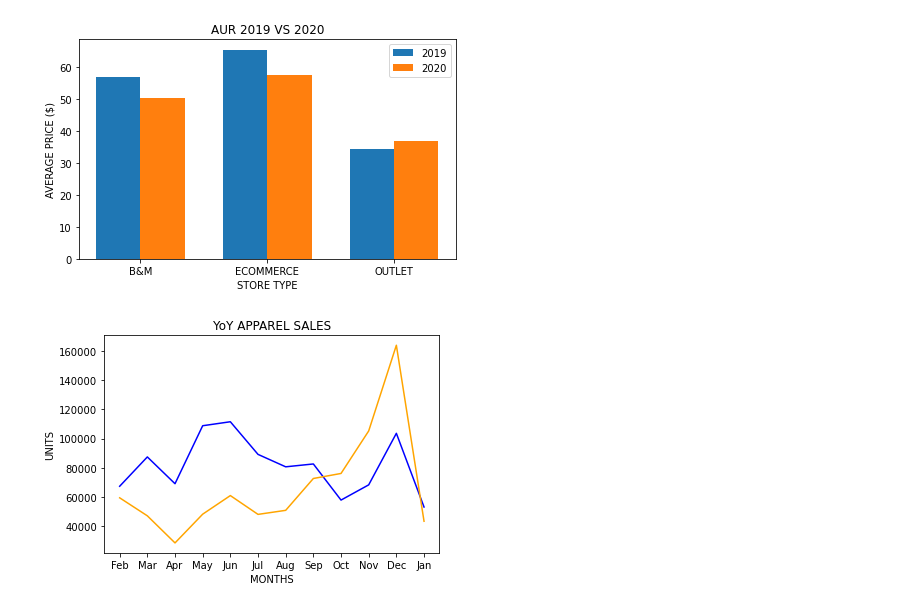
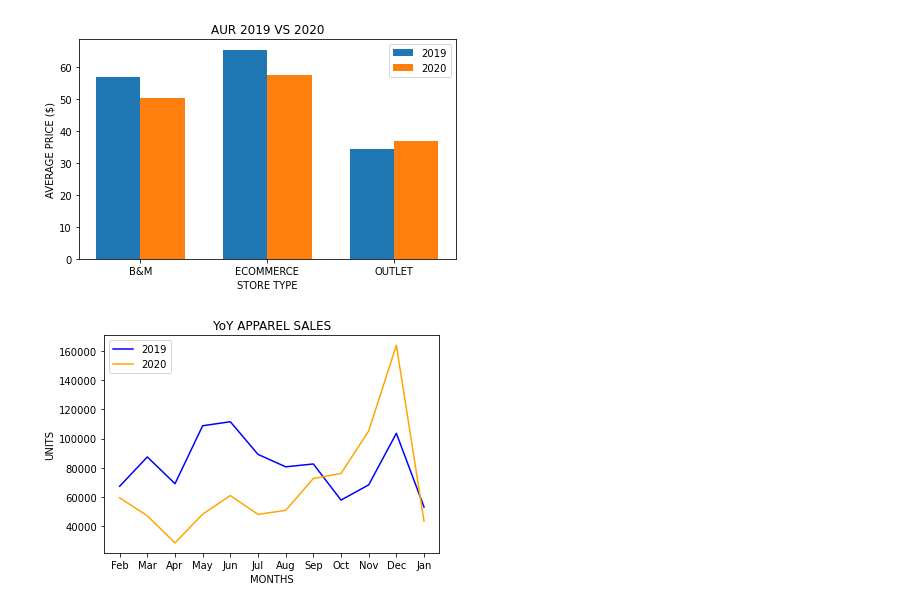
Before and after one commit to lstark85/Project1, a Jupyter notebook: starter_code.ipynb, the cells around one changed output. Drawn from its saved outputs; the diff is of its cells as text; code cells hidden in the pictures.

```diff
--- a/starter_code.ipynb
+++ b/starter_code.ipynb
@@ -50,18 +50,18 @@ plt.show()
 # %%
 nineteen_clothes['Units'] = nineteen_clothes['Units'].str.replace(',', '').astype(float)
 twenty_clothes['Units'] = twenty_clothes['Units'].str.replace(',', '').astype(float)
 
 a = nineteen_clothes.groupby(['Month'],sort = False).sum()
 b = twenty_clothes.groupby(['Month'], sort = False).sum()
 
 plt.plot(a["Units"],color="blue")
 plt.plot(b["Units"],color="orange")
 
 pd.set_option('mode.chained_assignment', None)
 plt.title("YoY APPAREL SALES")
 plt.xlabel("MONTHS")
 plt.ylabel("UNITS")
-
+plt.legend(["2019","2020"])
 plt.show()
 # %% [output]
-[figure, old version]
+[figure, new version]
```
